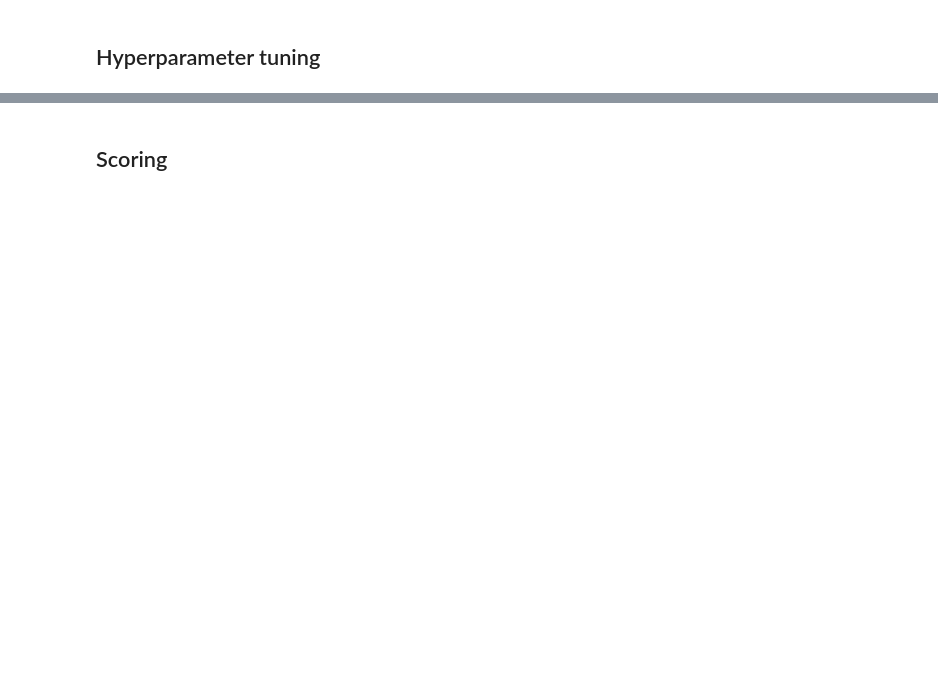
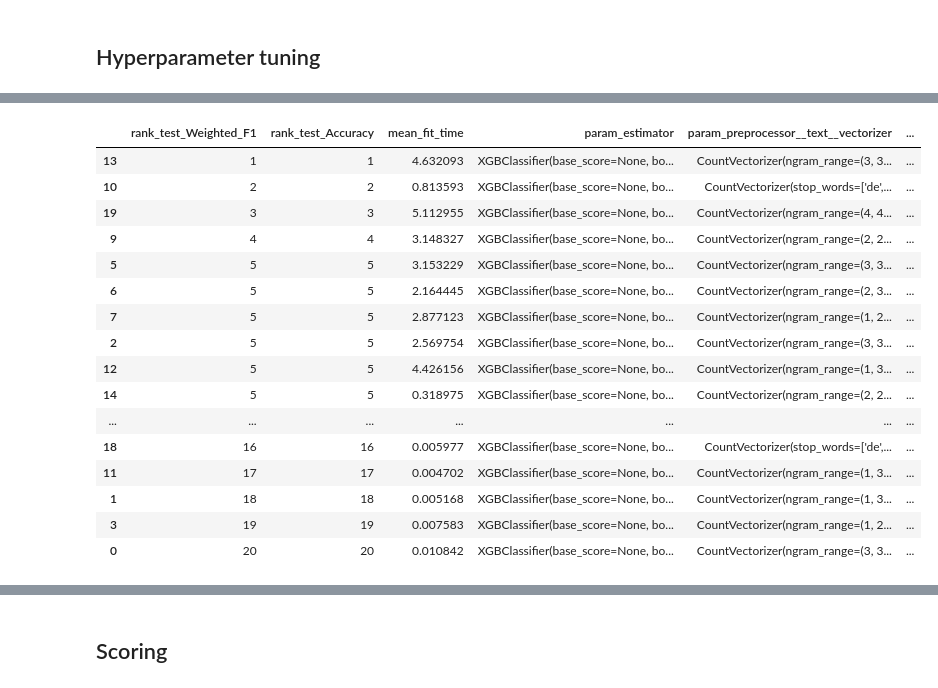
Before and after one commit to JuanGomez12/DataScience4AllProject, a Jupyter notebook: scripts/train_ml.ipynb, the cells around one changed output, grey strips where cells are left out. Cells and saved outputs as stored; diff of their text form; code cells hidden in the pictures; blank space fills up the shorter version.

Commit message:
Work on PredictorPipeline

```diff
--- a/scripts/train_ml.ipynb
+++ b/scripts/train_ml.ipynb
@@ -398,3 +396,34 @@ with pd.option_context('display.max_columns', None):
+# %%
+pipeline.cv_results.sort_values(by=["rank_test_Weighted_F1"])[[
+    'rank_test_Weighted_F1',
+    'rank_test_Accuracy',
+    'mean_fit_time',
+    'param_estimator',
+    'param_preprocessor__text__vectorizer',
+    'param_preprocessor__text__tfidf',
+    'param_preprocessor__numerical__scaler',
+    'param_preprocessor__numerical__imputer', 'param_feature_selector',
+    'mean_test_Accuracy',
+    'mean_test_Weighted_F1'
+    ]]
+# %% [output]
+|  | rank_test_Weighted_F1 | rank_test_Accuracy | mean_fit_time | param_estimator | param_preprocessor__text__vectorizer | ... |
+| 13 | 1 | 1 | 4.632093 | XGBClassifier(base_score=None, bo... | CountVectorizer(ngram_range=(3, 3... | ... |
+| 10 | 2 | 2 | 0.813593 | XGBClassifier(base_score=None, bo... | CountVectorizer(stop_words=['de',... | ... |
+| 19 | 3 | 3 | 5.112955 | XGBClassifier(base_score=None, bo... | CountVectorizer(ngram_range=(4, 4... | ... |
+| 9 | 4 | 4 | 3.148327 | XGBClassifier(base_score=None, bo... | CountVectorizer(ngram_range=(2, 2... | ... |
+| 5 | 5 | 5 | 3.153229 | XGBClassifier(base_score=None, bo... | CountVectorizer(ngram_range=(3, 3... | ... |
+| 6 | 5 | 5 | 2.164445 | XGBClassifier(base_score=None, bo... | CountVectorizer(ngram_range=(2, 3... | ... |
+| 7 | 5 | 5 | 2.877123 | XGBClassifier(base_score=None, bo... | CountVectorizer(ngram_range=(1, 2... | ... |
+| 2 | 5 | 5 | 2.569754 | XGBClassifier(base_score=None, bo... | CountVectorizer(ngram_range=(3, 3... | ... |
+| 12 | 5 | 5 | 4.426156 | XGBClassifier(base_score=None, bo... | CountVectorizer(ngram_range=(1, 3... | ... |
+| 14 | 5 | 5 | 0.318975 | XGBClassifier(base_score=None, bo... | CountVectorizer(ngram_range=(2, 2... | ... |
+| ... | ... | ... | ... | ... | ... | ... |
+| 18 | 16 | 16 | 0.005977 | XGBClassifier(base_score=None, bo... | CountVectorizer(stop_words=['de',... | ... |
+| 11 | 17 | 17 | 0.004702 | XGBClassifier(base_score=None, bo... | CountVectorizer(ngram_range=(1, 3... | ... |
+| 1 | 18 | 18 | 0.005168 | XGBClassifier(base_score=None, bo... | CountVectorizer(ngram_range=(1, 3... | ... |
+| 3 | 19 | 19 | 0.007583 | XGBClassifier(base_score=None, bo... | CountVectorizer(ngram_range=(1, 2... | ... |
+| 0 | 20 | 20 | 0.010842 | XGBClassifier(base_score=None, bo... | CountVectorizer(ngram_range=(3, 3... | ... |
 # %%
 pipeline.cv_results.sort_values(by=["rank_test_Weighted_F1"])[[
     'rank_test_Weighted_F1',
```
Also changed, not shown: parts of 27 cells of this notebook, 1 other file.
